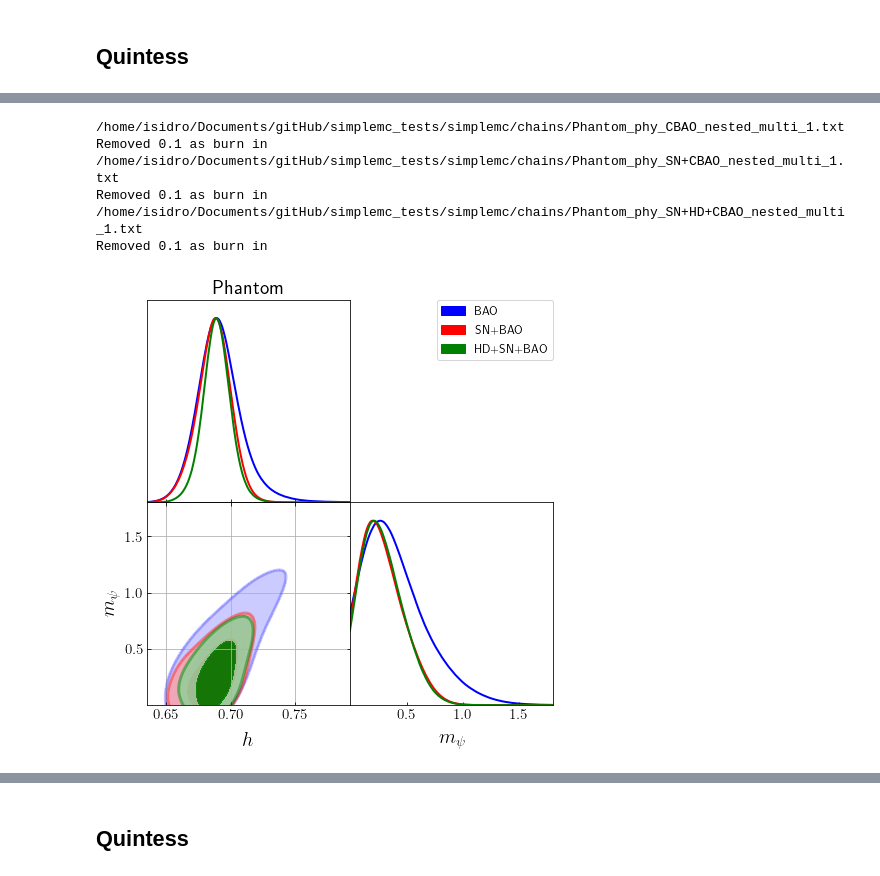
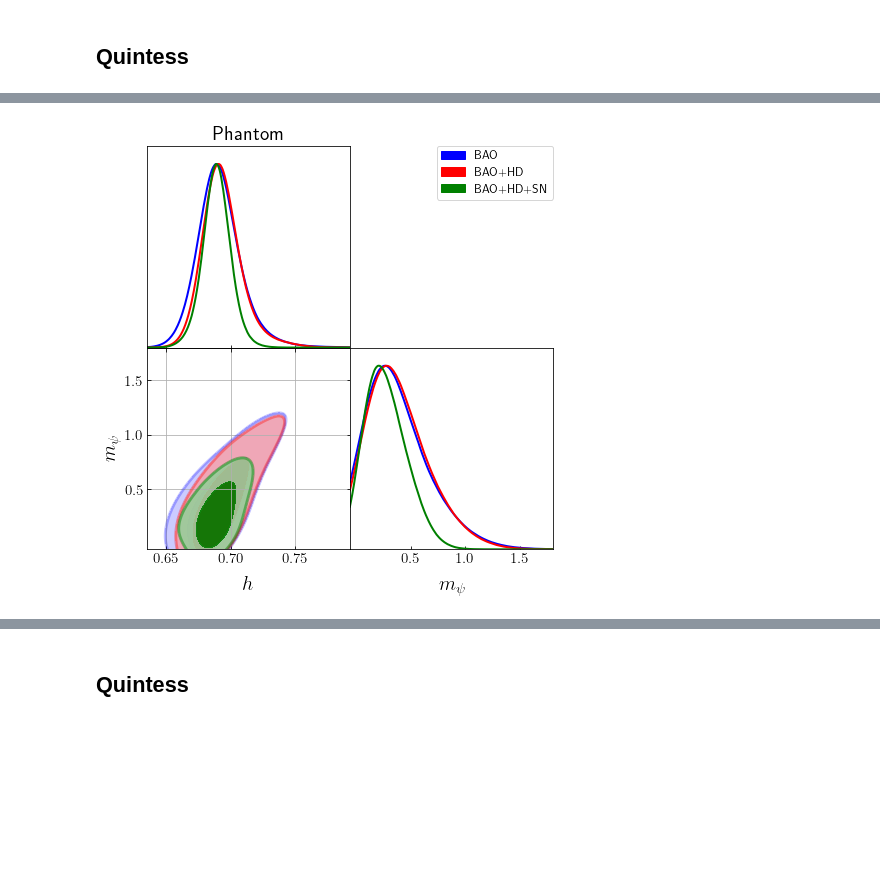
Before and after one commit to igomezv/simplemc_tests, a Jupyter notebook: Quintom.ipynb, the cells around one changed output, grey strips where cells are left out. Cells and saved outputs as stored; diff of their text form; code cells hidden in the pictures; blank space fills up the shorter version.

```diff
--- a/Quintom.ipynb
+++ b/Quintom.ipynb
@@ -58,39 +58,35 @@ g.triangle_plot(roots, ['Om','h', 'mquin'],
 # %%
-roots = ['Phantom_phy_CBAO_nested_multi', 'Phantom_phy_SN+CBAO_nested_multi',  'Phantom_phy_SN+HD+CBAO_nested_multi']
+roots = ['Phantom_phy_CBAO_nested_multi', 'Phantom_phy_HD+CBAO_nested_multi',  'Phantom_phy_SN+HD+CBAO_nested_multi']
 #  'Quintom_couple_phy_CBAO_nested_multi'
 
 g= plots.getSubplotPlotter(chain_dir = dir_name,width_inch=7,
                             analysis_settings={'smooth_scale_2D': 0.8, 'smooth_scale_1D': 0.8, 'ignore_rows': 0.1})
 g.settings.axes_fontsize = 15
 g.settings.lab_fontsize = 20
 g.settings.colorbar_axes_fontsize=20
 g.settings.colorbar_label_rotation= 0
 g.settings.alpha_filled_add =0.9
 g.settings.scatter_size = 9
 g.settings.lw_contour=3
 g.settings.colormap_scatter= 'hsv'
 g.triangle_plot(roots,
                 ['h','mphan'],
                 contour_args=[{'lw':3, 'color':'blue', 'ls':'-'},
                               {'lw':2, 'color':'red', 'ls':'-'},
                               {'lw':2, 'color':'green', 'ls':'-'}], filled=True,
-                alphas=[0.5, 0.7, 0.9], legend_labels= ['BAO', 'SN+BAO', 'HD+SN+BAO'],
+                alphas=[0.5, 0.7, 0.9], legend_labels= ['BAO', 'BAO+HD', 'BAO+HD+SN'],
                 line_args=[{'lw':2, 'color':'blue'}, {'lw':2, 'color':'red', 'ls':'-'},
                 {'lw':2, 'color':'green'}], contour_colors=['blue','red','green'])
                 #,plot_3d_with_param='alpha')
+
 g.subplots[1,0].grid(True)
-g.subplots[1,0].set_ylim(0, 1.8)
 
-g.subplots[1,1].set_xlim(0, 1.8)
+g.subplots[1,0].set_ylim(-0.5, 1.5)
+#
+g.subplots[1,1].set_xlim(-0.05, 1.8)
 
 g.subplots[0,0].set_title('Phantom', fontsize=20)
 g.export('Phantom2.pdf')
 # %% [output]
-/home/isidro/Documents/gitHub/simplemc_tests/simplemc/chains/Phantom_phy_CBAO_nested_multi_1.txt
-Removed 0.1 as burn in
-/home/isidro/Documents/gitHub/simplemc_tests/simplemc/chains/Phantom_phy_SN+CBAO_nested_multi_1.txt
-Removed 0.1 as burn in
-/home/isidro/Documents/gitHub/simplemc_tests/simplemc/chains/Phantom_phy_SN+HD+CBAO_nested_multi_1.txt
-Removed 0.1 as burn in
-[figure, old version]
+[figure, new version]
 # %%
```
Also changed, not shown: parts of 5 cells of this notebook.
